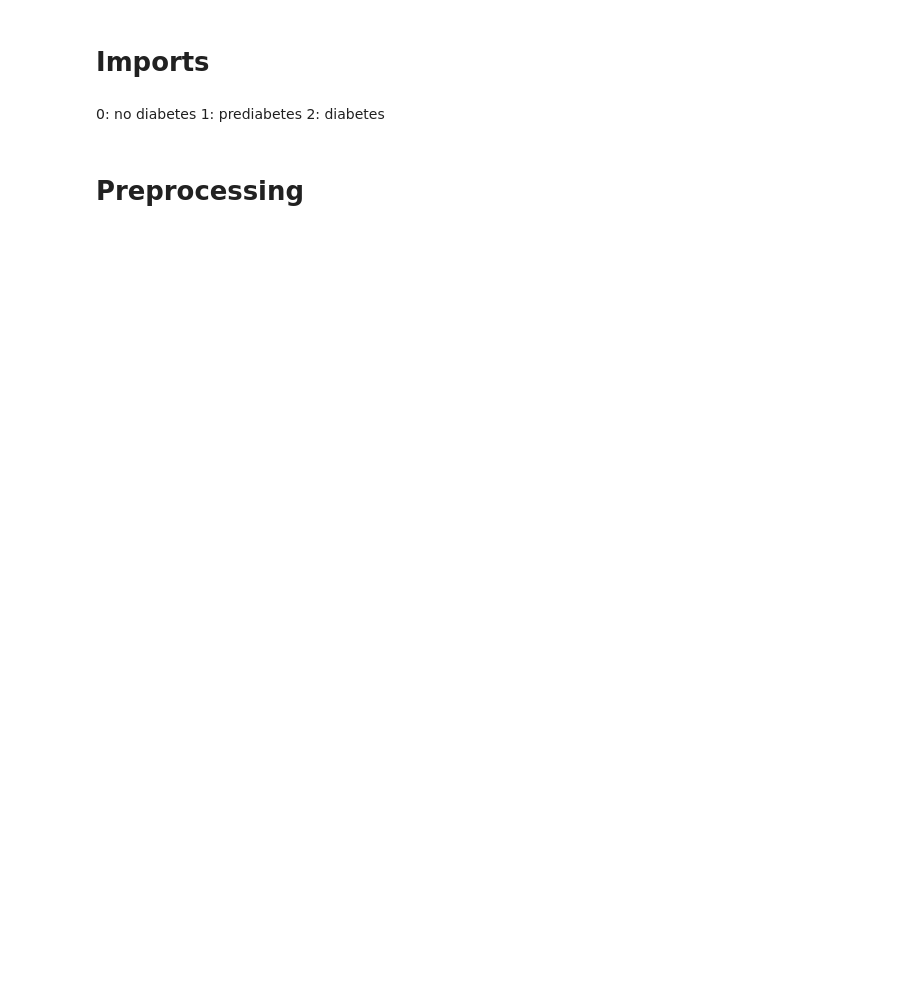
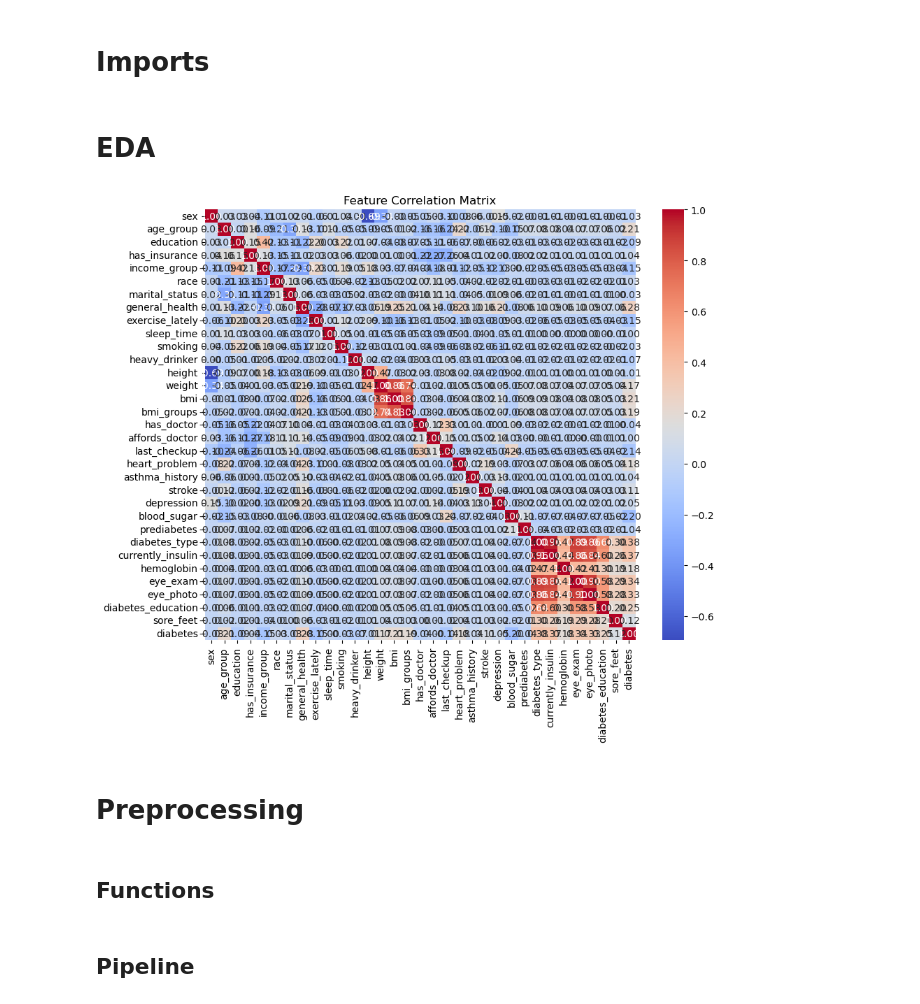
Before and after one commit to AlexMilionis/BioDataProject, a Jupyter notebook: BioAnalysis.ipynb, the cells around one changed output. Saved outputs shown, nothing was run; the diff lists cells and outputs as text; code cells hidden in the pictures; blank space fills up the shorter version.

```diff
--- a/BioAnalysis.ipynb
+++ b/BioAnalysis.ipynb
@@ -36,13 +63,25 @@ import matplotlib.pyplot as plt
 path = 'Data/'
 RAND_STATE = 42
 # %%
-inputs = pd.read_csv(path + 'diabetes_012_health_indicators_BRFSS2015.csv')
+inputs = pd.read_csv(path + 'diabetes_dataset.csv')
-# %% [markdown]
-0: no diabetes
-1: prediabetes
-2: diabetes
+# %% [markdown]
+# EDA
+# %%
+def plot_correlation_matrix(data):
+
+    corr_matrix = data.corr()
+    plt.figure(figsize=(10, 8))
+    sns.heatmap(corr_matrix, annot=True, fmt=".2f", cmap='coolwarm', cbar=True, square=True)
+    plt.title('Feature Correlation Matrix')
+    plt.show()
+# %%
+plot_correlation_matrix(inputs)
+# %% [output]
+[figure, added]
 # %% [markdown]
 # Preprocessing
+# %% [markdown]
+## Functions
 # %%
 class preprocessing():
 
@@ -84,4 +125,6 @@ class preprocessing():
         tmp2 = self.data[self.data[self.label_name]==1].sample(n=4631, replace=False, random_state=RAND_STATE)
         tmp3 = self.data[self.data[self.label_name]==2].sample(n=4631, replace=False, random_state=RAND_STATE)
         self.data = pd.concat([tmp1, tmp2, tmp3]).sample(frac=1, random_state = RAND_STATE)
+# %% [markdown]
+## Pipeline
 # %%
```
Also changed, not shown: parts of 39 cells of this notebook, 1 other file.
